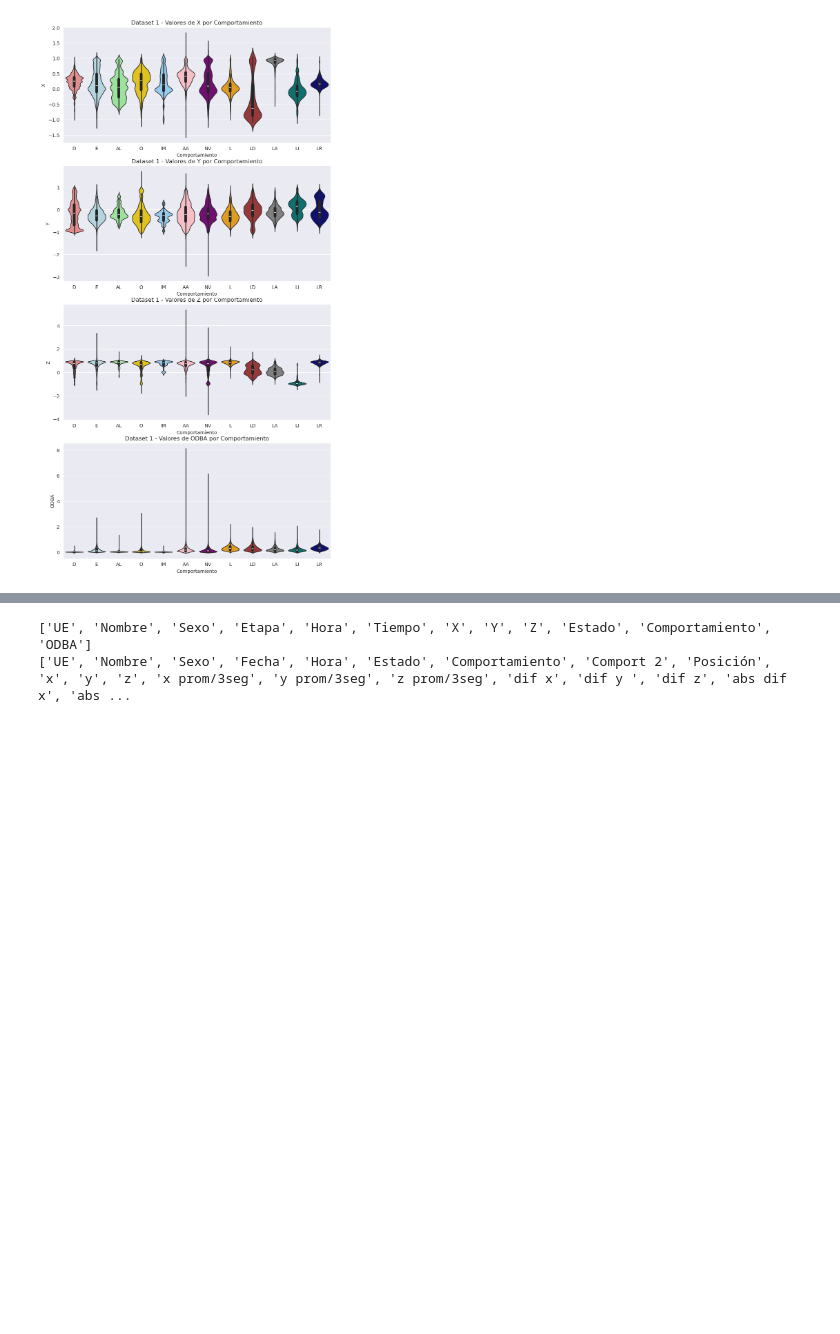
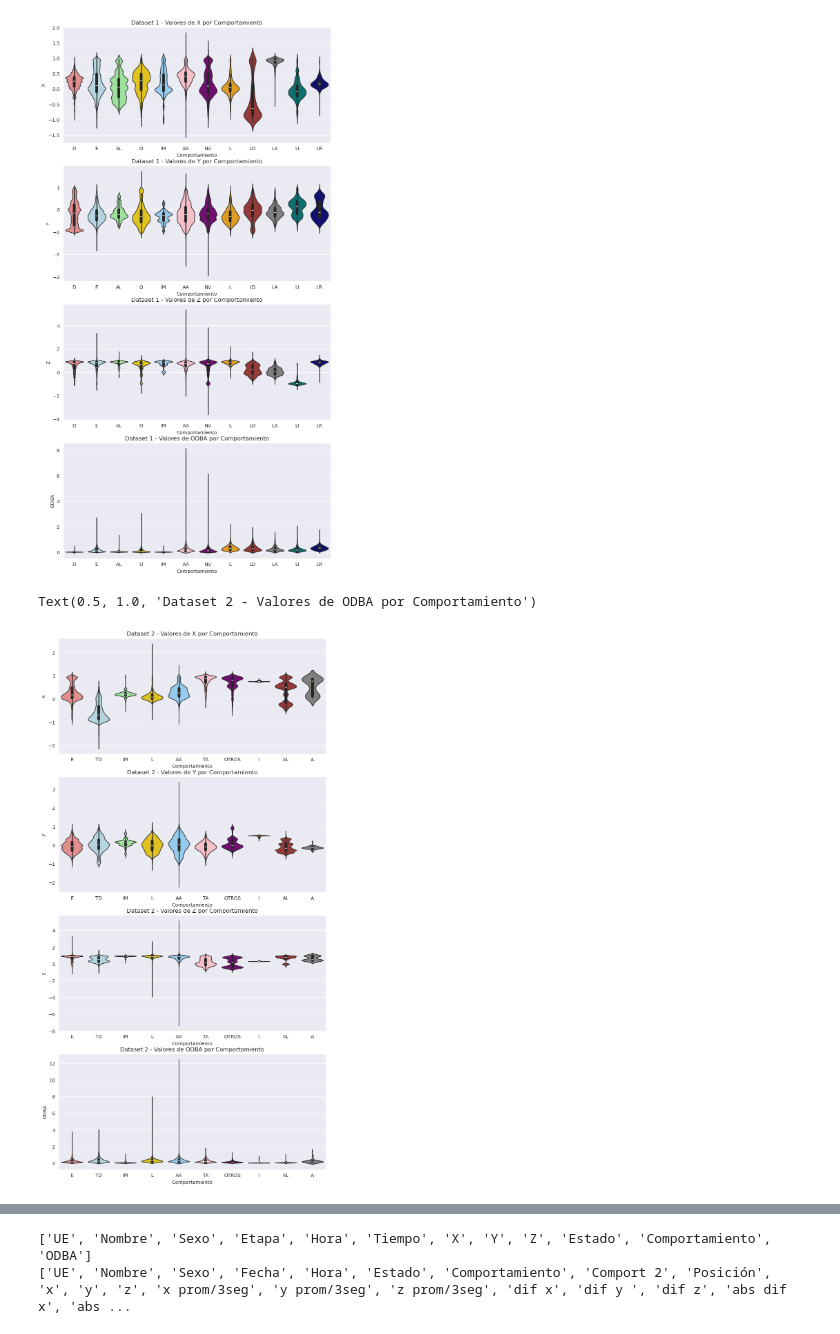
Before and after one commit to jbaez-utn/rnr-meleros, a Jupyter notebook: notebooks/1-eda-analisis-exploratorio.ipynb, the cells around one changed output, grey strips where cells are left out. Cells and saved outputs as stored; diff of their text form; code cells hidden in the pictures; blank space fills up the shorter version.

```diff
--- a/notebooks/1-eda-analisis-exploratorio.ipynb
+++ b/notebooks/1-eda-analisis-exploratorio.ipynb
@@ -43,6 +43,8 @@ dataset1_crudo_dataframe = pd.read_csv(dataset1_path)
 
 dataset2_path = "../data/0-cruda/tabla-resumen.csv"
 dataset2_crudo_dataframe = pd.read_csv(dataset2_path)
+# %%
+dataset2_crudo_dataframe = pd.read_csv(dataset2_path)
 # %%
 dataset1_crudo_dataframe.head()
 # %% [output]
@@ -607,4 +641,57 @@ axes[3].set_title('Dataset 1 - Valores de ODBA por Comportamiento')
 # %% [output]
 Text(0.5, 1.0, 'Dataset 1 - Valores de ODBA por Comportamiento')
 [figure]
+# %%
+# Count plot of the column Name in dataset 1
+fig, axes = plt.subplots(4, 1, figsize=(10, 20))
+
+# 'E', 'TD', 'IM', 'L', 'AA', 'TA', nan, 'OTROS', 'I', 'AL', 'A'
+
+sns.violinplot(x='Comportamiento',
+                y='x',
+                hue='Comportamiento',
+                data=dataset2_crudo_dataframe,
+                palette={ 'E': 'lightcoral', 'TD': 'lightblue', 'IM': 'lightgreen', 'L': 'gold', 'AA': 'lightskyblue', 'TA': 'lightpink', 'OTROS':'purple', 'I':'orange', 'AL':'brown', 'A':'gray'},
+                ax=axes[0],
+                legend=False
+                )
+
+sns.violinplot(x='Comportamiento',
+                y='y',
+                hue='Comportamiento',
+                data=dataset2_crudo_dataframe,
+                palette={ 'E': 'lightcoral', 'TD': 'lightblue', 'IM': 'lightgreen', 'L': 'gold', 'AA': 'lightskyblue', 'TA': 'lightpink', 'OTROS':'purple', 'I':'orange', 'AL':'brown', 'A':'gray'},
+                ax=axes[1],
+                legend=False
+                )
+
+sns.violinplot(x='Comportamiento',
+                y='z',
+                hue='Comportamiento',
+                data=dataset2_crudo_dataframe,
+                palette={ 'E': 'lightcoral', 'TD': 'lightblue', 'IM': 'lightgreen', 'L': 'gold', 'AA': 'lightskyblue', 'TA': 'lightpink', 'OTROS':'purple', 'I':'orange', 'AL':'brown', 'A':'gray'},
+                ax=axes[2],
+                legend=False
+                )
+
+sns.violinplot(x='Comportamiento',
+                y='ODBA',
+                hue='Comportamiento',
+                data=dataset2_crudo_dataframe,
+                palette={ 'E': 'lightcoral', 'TD': 'lightblue', 'IM': 'lightgreen', 'L': 'gold', 'AA': 'lightskyblue', 'TA': 'lightpink', 'OTROS':'purple', 'I':'orange', 'AL':'brown', 'A':'gray'},
+                ax=axes[3],
+                legend=False
+                )
+
+# Adjust vertical spacing between the plots
+# plt.subplots_adjust(hspace=1)
+
+# Set the title for the plots
+axes[0].set_title('Dataset 2 - Valores de X por Comportamiento')
+axes[1].set_title('Dataset 2 - Valores de Y por Comportamiento')
+axes[2].set_title('Dataset 2 - Valores de Z por Comportamiento')
+axes[3].set_title('Dataset 2 - Valores de ODBA por Comportamiento')
+# %% [output]
+Text(0.5, 1.0, 'Dataset 2 - Valores de ODBA por Comportamiento')
+[figure, added]
 # %% [markdown]
```
Also changed, not shown: parts of 20 cells of this notebook, 33 other files.
